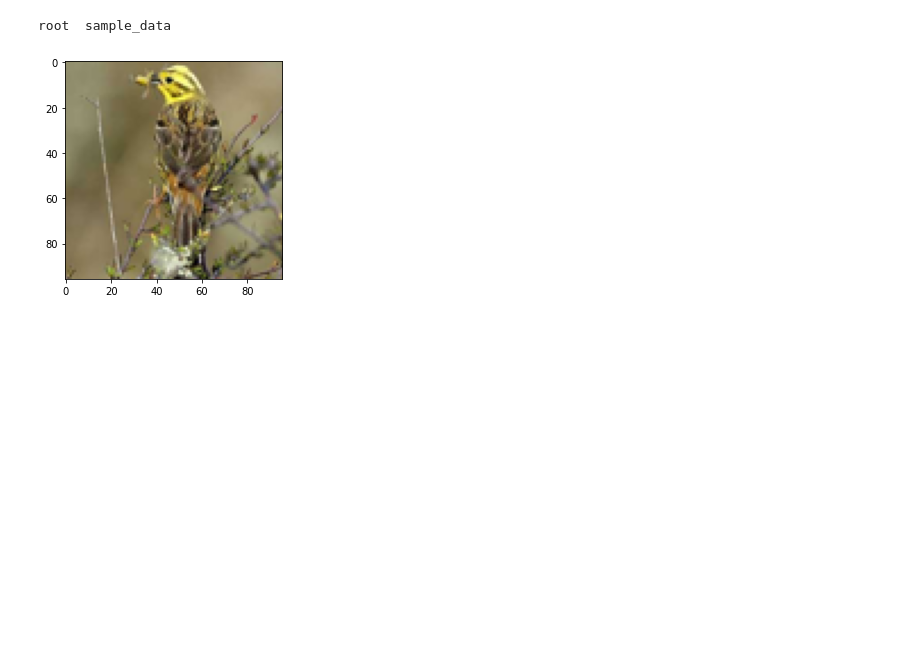
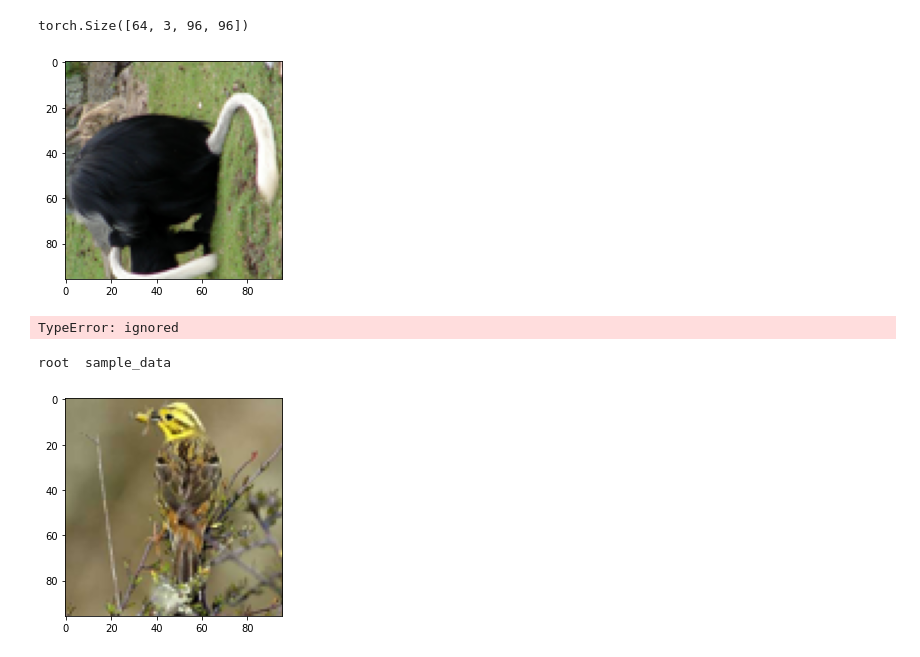
Before and after one commit to abhishek-rr/CV-Image-inpaining, a Jupyter notebook: CV_v1.ipynb, the cells around one changed output. Saved outputs shown, nothing was run; the diff lists cells and outputs as text; code cells hidden in the pictures; blank space fills up the shorter version.

```diff
--- a/CV_v1.ipynb
+++ b/CV_v1.ipynb
@@ -45,3 +36,10 @@ def plot_image(encoded_image):
     image = np.transpose(encoded_image, (2, 1, 0))
     plt.imshow(image)
     plt.show()
+# %%
+transform = transforms.Compose([
+    # you can add other transformations in this list
+    transforms.ToTensor()
+])
+
+dataset_object = dset.STL10(root ='./root' , download = True, transform= transform)
@@ -48,3 +48,25 @@ def plot_image(encoded_image):
+# %%
+data_loader = torch.utils.data.DataLoader(dataset= dataset_object,
+                                          batch_size=64,
+                                          shuffle=True)
+# %%
+dataiter = iter(data_loader)
+# %%
+x, y = dataiter.next()
+# %%
+x.shape
+# %% [output]
+torch.Size([64, 3, 96, 96])
+# %%
+plot_image(x[6])
+# %% [output]
+[figure, added]
+# %%
+for index, batch in enumerate(data_loader):
+  print(batch)
+  break
+# %% [output]
+TypeError: ignored
 # %%
 !ls
 # %% [output]
```
Also changed, not shown: parts of 3 cells of this notebook.
